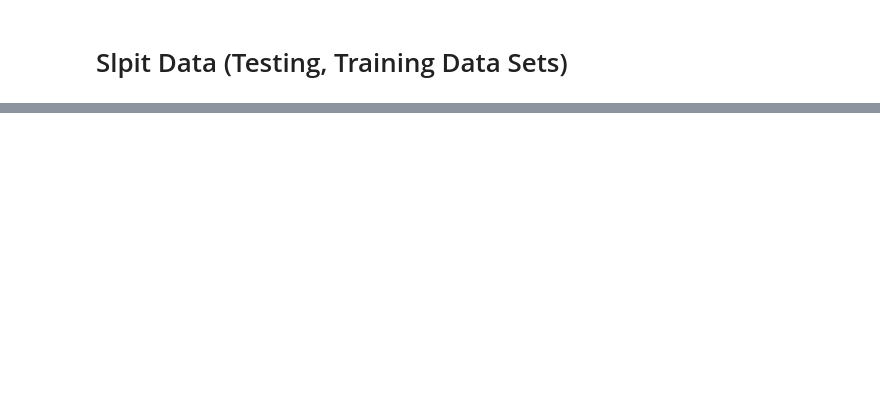
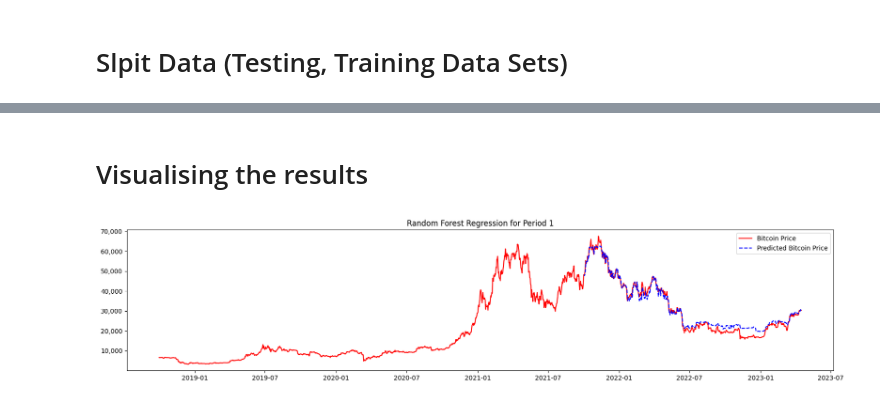
Before and after one commit to lavibula/BitcoinPrediction, a Jupyter notebook: Members/Mlinh/random_forest_period1-Copy1.ipynb, the cells around one changed output, grey strips where cells are left out. Saved outputs shown, nothing was run; the diff lists cells and outputs as text; code cells hidden in the pictures; blank space fills up the shorter version.

```diff
--- a/Members/Mlinh/random_forest_period1-Copy1.ipynb
+++ b/Members/Mlinh/random_forest_period1-Copy1.ipynb
@@ -181,0 +366,12 @@ Number of features for 95% importance: 1
+# %% [markdown]
+# Visualising the results
+# %%
+fig, ax = plt.subplots(1, 1, figsize=(20, 4))
+ax.plot(total['Date'], total['BTC_close'], color='red', label="Bitcoin Price")
+ax.plot(total['Date'][:len(Y_pred)], Y_pred, color='blue', label="Predicted Bitcoin Price", linestyle="dashed")
+ax.yaxis.set_major_formatter(plt.FuncFormatter(lambda x, loc: "{:,}".format(int(x))))  # .3f
+plt.title("Random Forest Regression for Period 1")
+plt.legend()
+plt.show()
+# %% [output]
+[figure, added]
```
Also changed, not shown: parts of 53 cells of this notebook, 1 other file.
